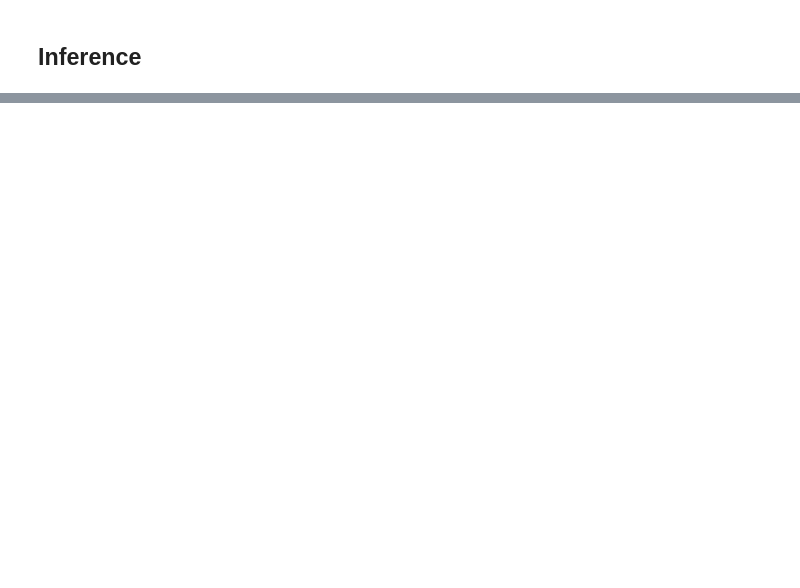
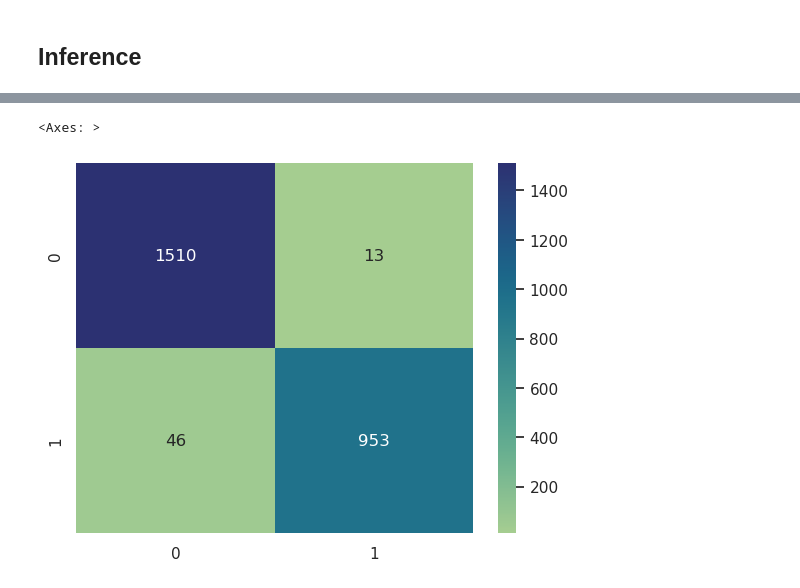
Before and after one commit to lpam-sd/AAI_540_Grp_6, a Jupyter notebook: 5_Classification_Model.ipynb, the cells around one changed output, grey strips where cells are left out. Cells and saved outputs as stored; diff of their text form; code cells hidden in the pictures; blank space fills up the shorter version.

```diff
--- a/5_Classification_Model.ipynb
+++ b/5_Classification_Model.ipynb
@@ -556,0 +614,9 @@ Reason:
+# %%
+#  Reconnecting to latest endpoint
+predictor = Predictor(
+    endpoint_name=endpoint_name,
+    serializer=IdentitySerializer("application/x-image"),
+    deserializer=JSONDeserializer()
+)
+
+print("Connected to:", endpoint_name)
@@ -557,14 +625,21 @@ Reason:
 # %%
-# Reading a sample the test image bytes from S3
-# Use IdentitySerializer so SageMaker sends raw bytes to input_fn
-# Expect JSON back from output_fn
-key = "cat-landmarks-project/raw/cats/images/CAT_04/00000900_022.jpg"
-obj = s3.get_object(Bucket=bucket, Key=key)
-payload = obj["Body"].read()
+label_map = dict(zip(training_manifest["remote_path"], training_manifest["label"]))
+test_uris = training_manifest.loc[training_manifest["split"] == "test", "remote_path"].values
 
-predictor.serializer = IdentitySerializer(content_type="application/x-image")
-predictor.deserializer = JSONDeserializer()
+rows = []
+for uri in tqdm(test_uris, desc="Performing Batch Inference", unit="image"):
+    label = label_map[uri]
+    key = uri.replace(f"s3://{bucket}/", "")
 
-result = predictor.predict(payload)
-print(result)
+    try:
+        payload = s3.get_object(Bucket=bucket, Key=key)["Body"].read()
+        result = predictor.predict(payload)
+        pred = np.argmax(result["logits"][0])
+        rows.append({"uri": uri, "label": label, "pred": pred, "error": None})
+    except Exception as e:
+        print(f"Failed on {uri}: {e}")
+        rows.append({"uri": uri, "label": label, "pred": None, "error": str(e)})
+
+test_df = pd.DataFrame(rows)
+print(f"Completed: {test_df['pred'].notna().sum()}/{len(test_df)} successful")
 # %% [output]
@@ -621,0 +667,9 @@ pred_df.head(20)
+# %%
+
+
+fig, ax = plt.subplots()
+sns.heatmap(confusion_matrix(test_df["label"], test_df["pred"]),
+            annot=True, fmt=".0f", cmap="crest")
+# %% [output]
+<Axes: >
+[figure, added]
```
Also changed, not shown: parts of 29 cells of this notebook, 1 other file.
